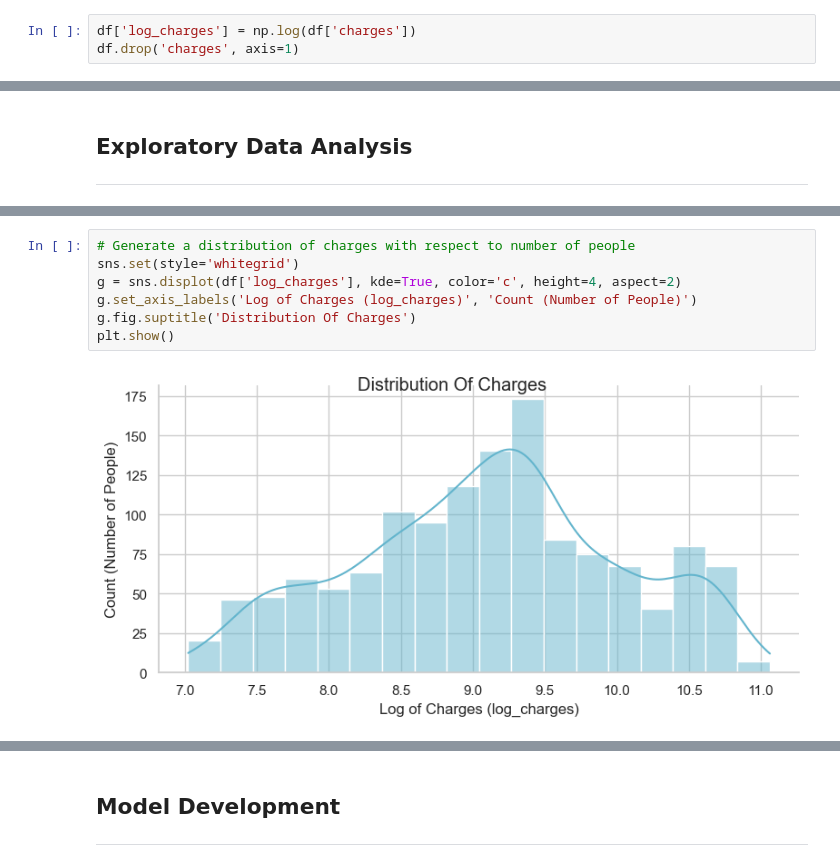
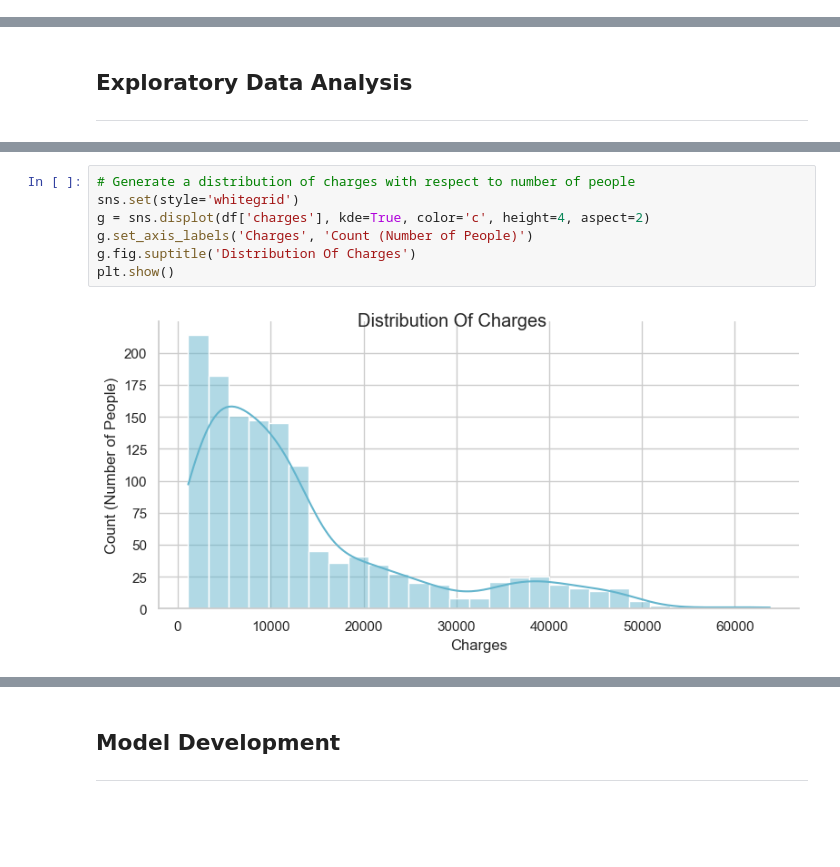
Before and after one commit to ifubaraboye/MLProjects, a Jupyter notebook: notebook/HealthInsuranceMultiModel.ipynb, the cells around one changed output, grey strips where cells are left out. Saved outputs shown, nothing was run; the diff lists cells and outputs as text; blank space fills up the shorter version.

```diff
--- a/notebook/HealthInsuranceMultiModel.ipynb
+++ b/notebook/HealthInsuranceMultiModel.ipynb
@@ -222,3 +212,0 @@ df
-# %%
-df['log_charges'] = np.log(df['charges'])
-df.drop('charges', axis=1)
@@ -272,12 +245,12 @@ sns.pairplot(df, vars=['age', 'bmi', 'children', 'log_charges', 'smoker_yes', 's
 # %%
 # Generate a distribution of charges with respect to number of people
 sns.set(style='whitegrid')
-g = sns.displot(df['log_charges'], kde=True, color='c', height=4, aspect=2)
-g.set_axis_labels('Log of Charges (log_charges)', 'Count (Number of People)')
+g = sns.displot(df['charges'], kde=True, color='c', height=4, aspect=2)
+g.set_axis_labels('Charges', 'Count (Number of People)')
 g.fig.suptitle('Distribution Of Charges')
 plt.show()
 # %% [output]
-[figure, old version]
+[figure, new version]
 # %%
 #Plot Explaining the relation between age and charge
 sns.set(style='whitegrid')
```
Also changed, not shown: parts of 28 cells of this notebook.
